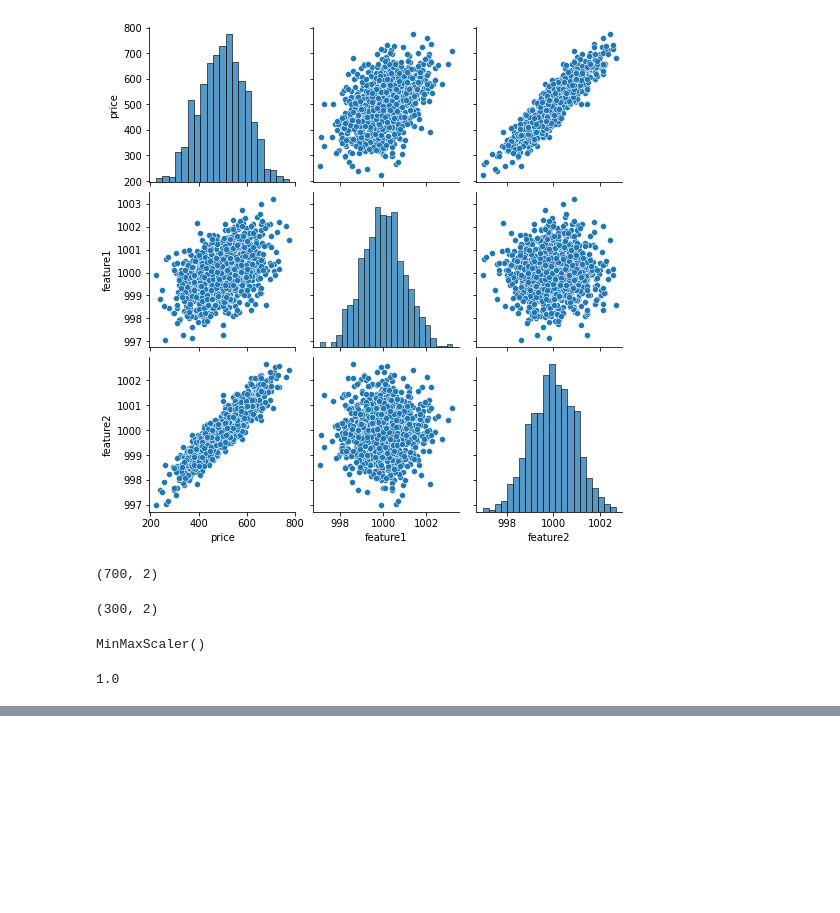
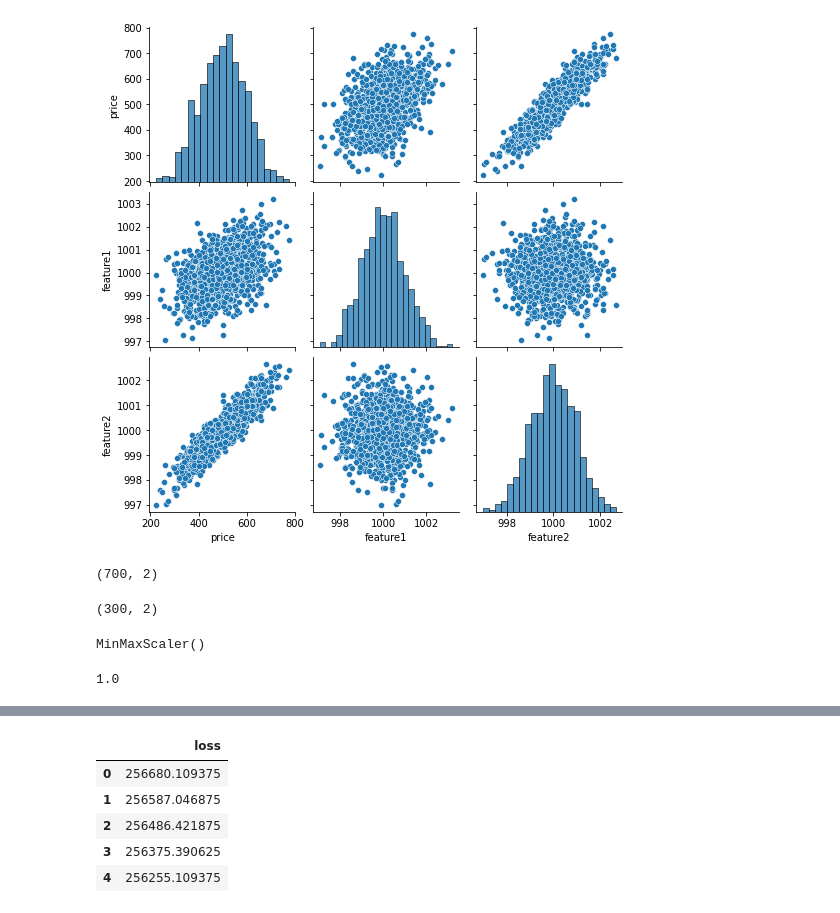
Before and after one commit to goaziz/python-data-science, a Jupyter notebook: Neural Nets and Deep Learning/tensor_flow_syntax_basic.ipynb, the cells around one changed output, grey strips where cells are left out. Cells and saved outputs as stored; diff of their text form; code cells hidden in the pictures; blank space fills up the shorter version.

```diff
--- a/Neural Nets and Deep Learning/tensor_flow_syntax_basic.ipynb
+++ b/Neural Nets and Deep Learning/tensor_flow_syntax_basic.ipynb
@@ -52,0 +94,9 @@ X_train.max()
+# %%
+loss_df.head()
+# %% [output]
+|  | loss |
+| 0 | 256680.109375 |
+| 1 | 256587.046875 |
+| 2 | 256486.421875 |
+| 3 | 256375.390625 |
+| 4 | 256255.109375 |
```
Also changed, not shown: parts of 27 cells of this notebook, 6 other files.
